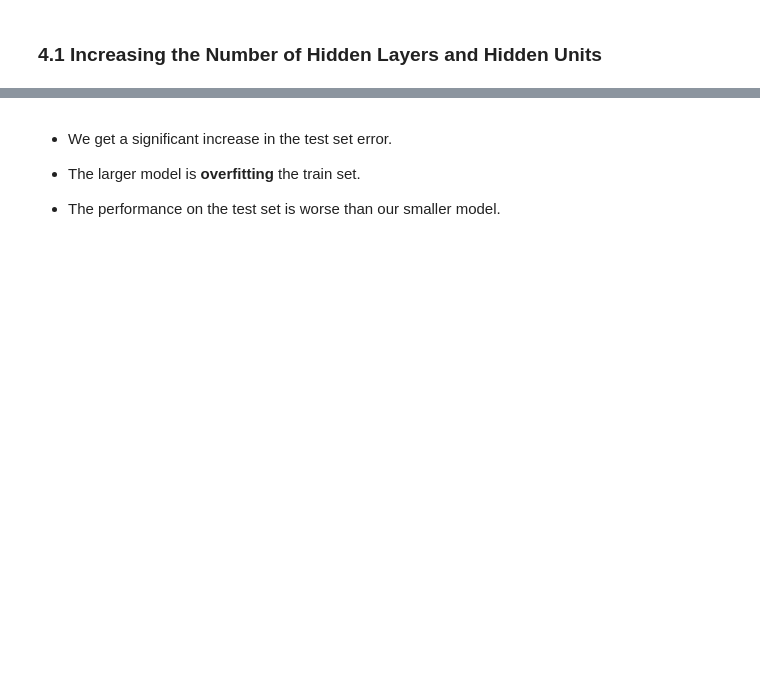
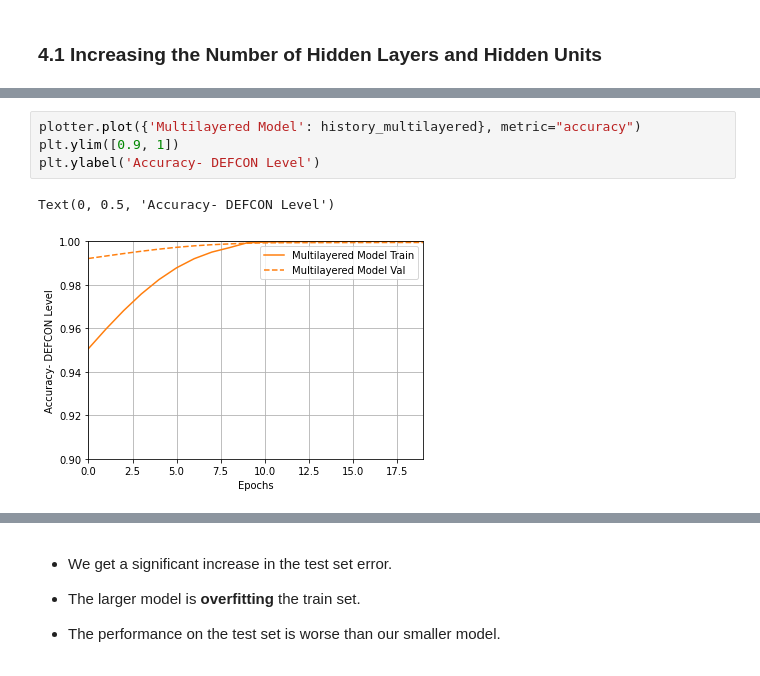
Before and after one commit to Archandra12/Deeplearning-Project, a Jupyter notebook: DEFCON.ipynb, the cells around one changed output, grey strips where cells are left out. Drawn from its saved outputs; the diff is of its cells as text; blank space fills up the shorter version.

```diff
--- a/DEFCON.ipynb
+++ b/DEFCON.ipynb
@@ -750 +761,8 @@ hist_large.tail()
+# %%
+plotter.plot({'Multilayered Model': history_multilayered}, metric="accuracy")
+plt.ylim([0.9, 1])
+plt.ylabel('Accuracy- DEFCON Level')
+# %% [output]
+Text(0, 0.5, 'Accuracy- DEFCON Level')
+[figure, added]
 # %%
```
Also changed, not shown: parts of 22 cells of this notebook.
